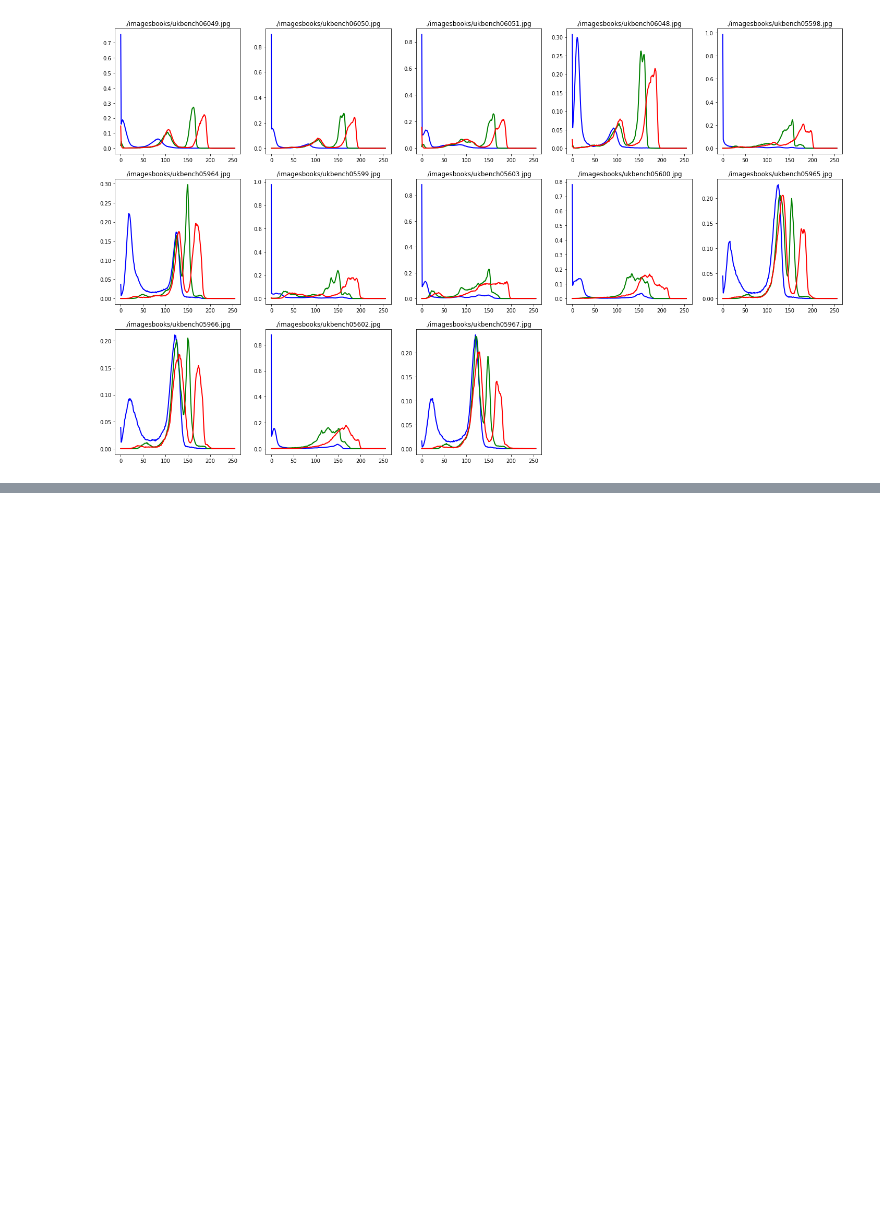
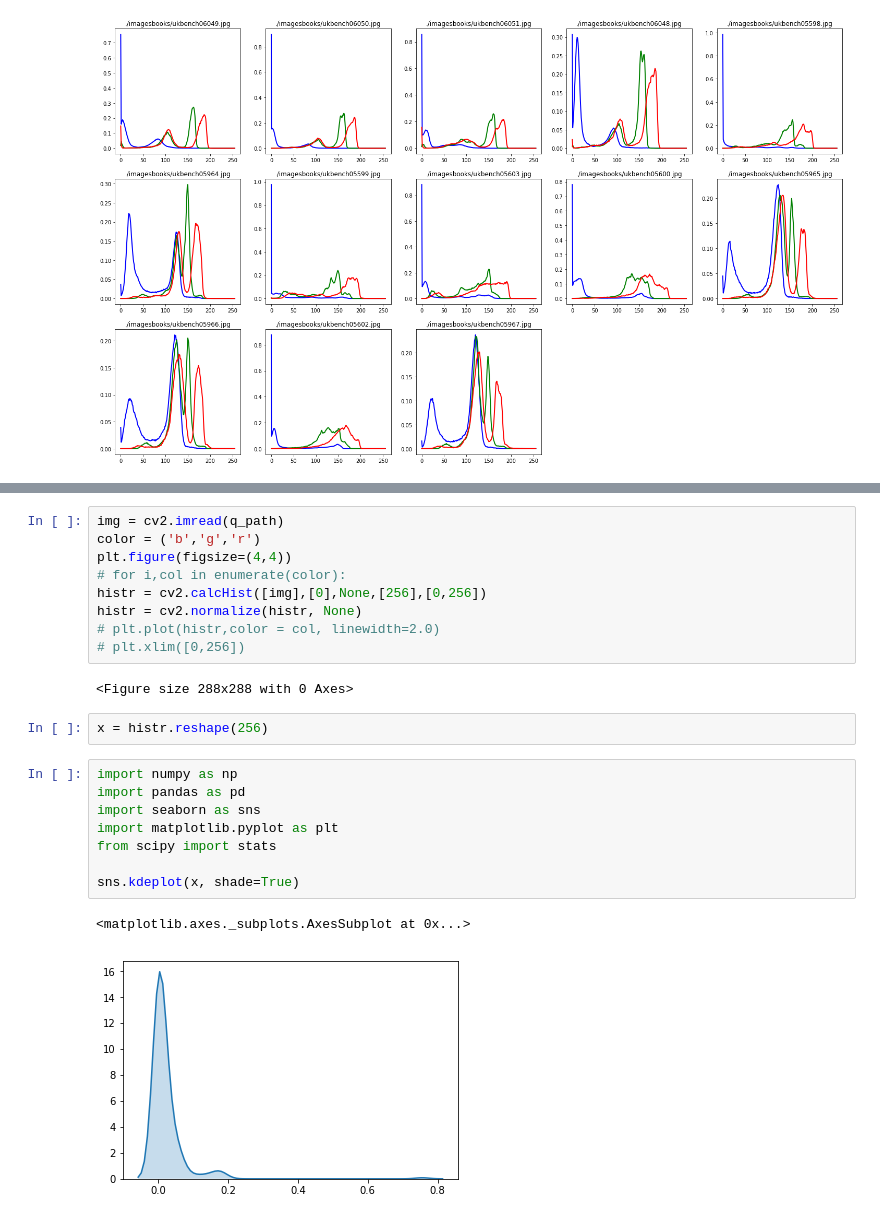
Before and after one commit to witchsab/WorkSpace, a Jupyter notebook: Results_Collateral.ipynb, the cells around one changed output, grey strips where cells are left out. Drawn from its saved outputs; the diff is of its cells as text; blank space fills up the shorter version.

```diff
--- a/Collateral.ipynb
+++ b/Results_Collateral.ipynb
@@ -221,0 +160,24 @@ type (corr) , corr
+# %%
+img = cv2.imread(q_path)
+color = ('b','g','r')
+plt.figure(figsize=(4,4))
+# for i,col in enumerate(color):
+histr = cv2.calcHist([img],[0],None,[256],[0,256])
+histr = cv2.normalize(histr, None)
+# plt.plot(histr,color = col, linewidth=2.0)
+# plt.xlim([0,256])
+# %% [output]
+<Figure size 288x288 with 0 Axes>
+# %%
+x = histr.reshape(256)
+# %%
+import numpy as np
+import pandas as pd
+import seaborn as sns
+import matplotlib.pyplot as plt
+from scipy import stats
+
+sns.kdeplot(x, shade=True)
+# %% [output]
+<matplotlib.axes._subplots.AxesSubplot at 0x...>
+[figure, added]
```
Also changed, not shown: parts of 11 cells of this notebook, 5 other files.
